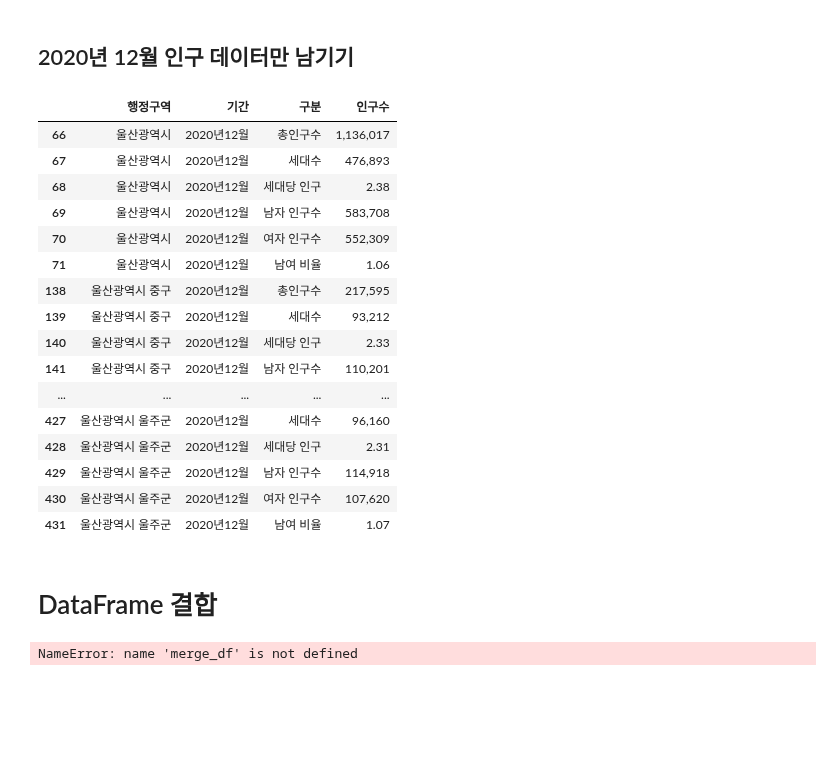
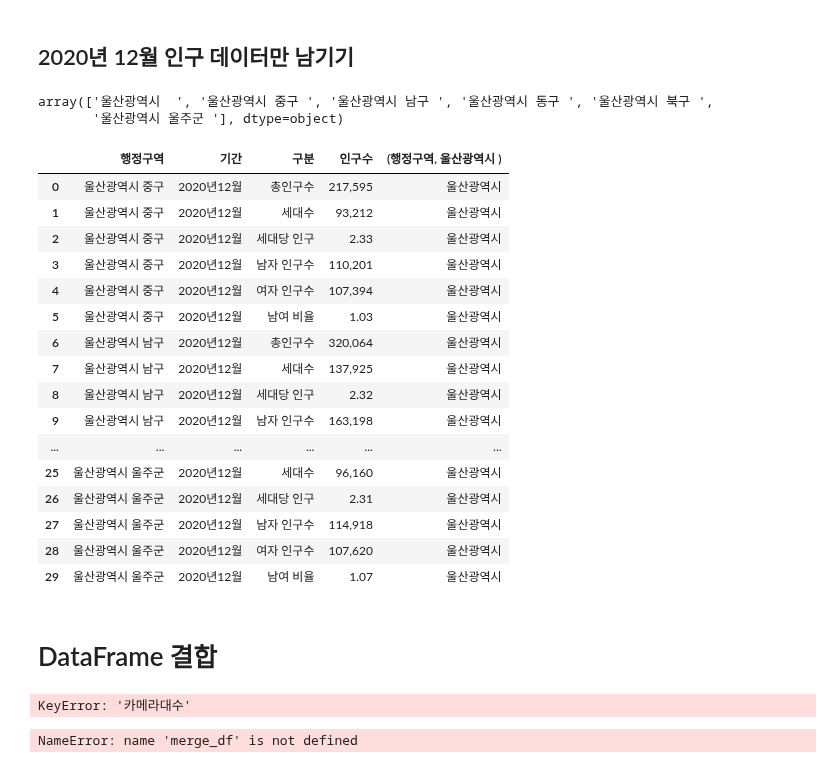
Before and after one commit to escortKwon/Advanced-AI-Education, a Jupyter notebook: 5th Week/DNN 복습 실습/00. Pandas 활용 능력 평가/울산CCTV/울산광역시 CCTV_practice.ipynb, the cells around one changed output. Drawn from its saved outputs; the diff is of its cells as text; code cells hidden in the pictures; blank space fills up the shorter version.

```diff
--- a/5th Week/DNN 복습 실습/00. Pandas 활용 능력 평가/울산CCTV/울산광역시 CCTV_practice.ipynb
+++ b/5th Week/DNN 복습 실습/00. Pandas 활용 능력 평가/울산CCTV/울산광역시 CCTV_practice.ipynb
@@ -220,29 +220,36 @@ pop_pivot
 72 rows × 6 columns
 # %% [markdown]
 ## 2020년 12월 인구 데이터만 남기기
+# %%
+pop_stacked['행정구역'].unique()
+# %% [output]
+array(['울산광역시  ', '울산광역시 중구 ', '울산광역시 남구 ', '울산광역시 동구 ', '울산광역시 북구 ',
+       '울산광역시 울주군 '], dtype=object)
+# %%
+pop_stacked['행정구역', '울산광역시  '] = '울산광역시'
 # %%
 cond1 = pop_stacked['기간'] == "2020년12월"
-cond2 = pop_stacked['행정구역'] != "울산광역시"
-
+cond2 = pop_stacked['행정구역'] != "울산광역시  "
 pop_result = pop_stacked[cond1 & cond2]
+pop_result.reset_index(drop=True, inplace=True)
 pop_result
 # %% [output]
-|  | 행정구역 | 기간 | 구분 | 인구수 |
-| 66 | 울산광역시 | 2020년12월 | 총인구수 | 1,136,017 |
-| 67 | 울산광역시 | 2020년12월 | 세대수 | 476,893 |
-| 68 | 울산광역시 | 2020년12월 | 세대당 인구 | 2.38 |
-| 69 | 울산광역시 | 2020년12월 | 남자 인구수 | 583,708 |
-| 70 | 울산광역시 | 2020년12월 | 여자 인구수 | 552,309 |
-| 71 | 울산광역시 | 2020년12월 | 남여 비율 | 1.06 |
-| 138 | 울산광역시 중구 | 2020년12월 | 총인구수 | 217,595 |
-| 139 | 울산광역시 중구 | 2020년12월 | 세대수 | 93,212 |
-| 140 | 울산광역시 중구 | 2020년12월 | 세대당 인구 | 2.33 |
-| 141 | 울산광역시 중구 | 2020년12월 | 남자 인구수 | 110,201 |
-| ... | ... | ... | ... | ... |
-| 427 | 울산광역시 울주군 | 2020년12월 | 세대수 | 96,160 |
-| 428 | 울산광역시 울주군 | 2020년12월 | 세대당 인구 | 2.31 |
-| 429 | 울산광역시 울주군 | 2020년12월 | 남자 인구수 | 114,918 |
-| 430 | 울산광역시 울주군 | 2020년12월 | 여자 인구수 | 107,620 |
-| 431 | 울산광역시 울주군 | 2020년12월 | 남여 비율 | 1.07 |
+|  | 행정구역 | 기간 | 구분 | 인구수 | (행정구역, 울산광역시 ) |
+| 0 | 울산광역시 중구 | 2020년12월 | 총인구수 | 217,595 | 울산광역시 |
+| 1 | 울산광역시 중구 | 2020년12월 | 세대수 | 93,212 | 울산광역시 |
+| 2 | 울산광역시 중구 | 2020년12월 | 세대당 인구 | 2.33 | 울산광역시 |
+| 3 | 울산광역시 중구 | 2020년12월 | 남자 인구수 | 110,201 | 울산광역시 |
+| 4 | 울산광역시 중구 | 2020년12월 | 여자 인구수 | 107,394 | 울산광역시 |
+| 5 | 울산광역시 중구 | 2020년12월 | 남여 비율 | 1.03 | 울산광역시 |
+| 6 | 울산광역시 남구 | 2020년12월 | 총인구수 | 320,064 | 울산광역시 |
+| 7 | 울산광역시 남구 | 2020년12월 | 세대수 | 137,925 | 울산광역시 |
+| 8 | 울산광역시 남구 | 2020년12월 | 세대당 인구 | 2.32 | 울산광역시 |
+| 9 | 울산광역시 남구 | 2020년12월 | 남자 인구수 | 163,198 | 울산광역시 |
+| ... | ... | ... | ... | ... | ... |
+| 25 | 울산광역시 울주군 | 2020년12월 | 세대수 | 96,160 | 울산광역시 |
+| 26 | 울산광역시 울주군 | 2020년12월 | 세대당 인구 | 2.31 | 울산광역시 |
+| 27 | 울산광역시 울주군 | 2020년12월 | 남자 인구수 | 114,918 | 울산광역시 |
+| 28 | 울산광역시 울주군 | 2020년12월 | 여자 인구수 | 107,620 | 울산광역시 |
+| 29 | 울산광역시 울주군 | 2020년12월 | 남여 비율 | 1.07 | 울산광역시 |
 # %% [markdown]
 # DataFrame 결합
@@ -253,3 +256,9 @@ pop_result
+# %%
+merge_df = pd.merge(pop_result, pd.DataFrame(pop_stacked['카메라대수']), how='inner', on=None)
+
+# 남구청 제외
+# %% [output]
+KeyError: '카메라대수'
 # %%
 merge_df
 # %% [output]
```
Also changed, not shown: parts of 3 cells of this notebook, 10 other files.
